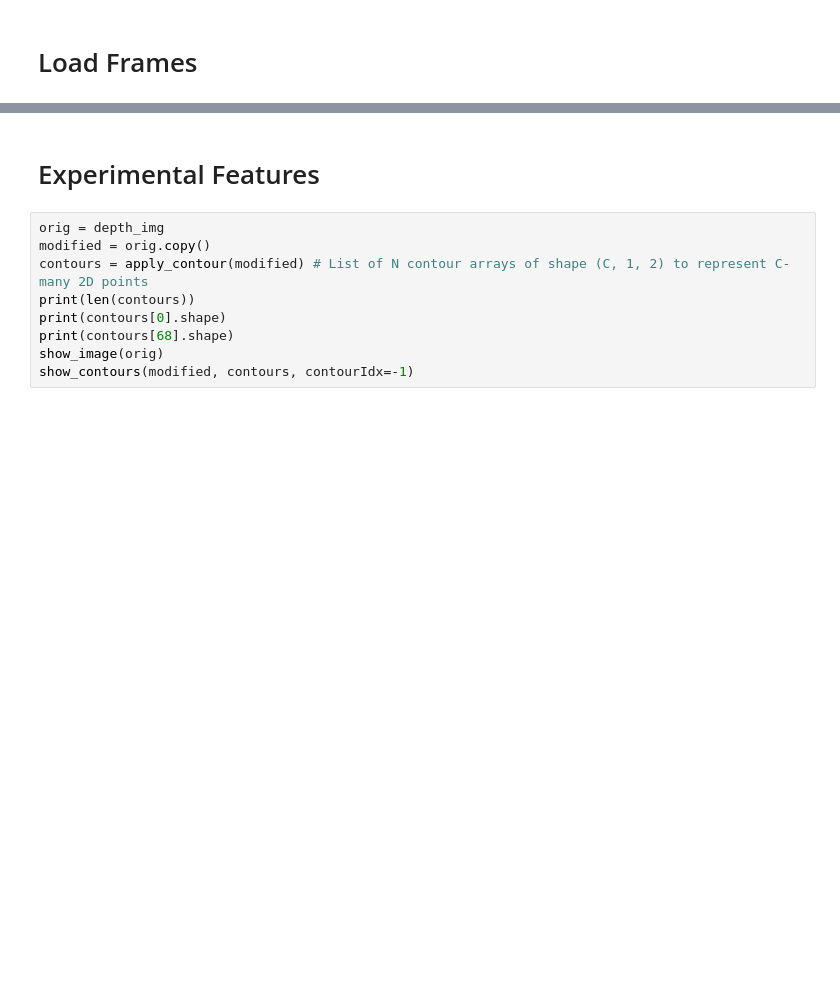
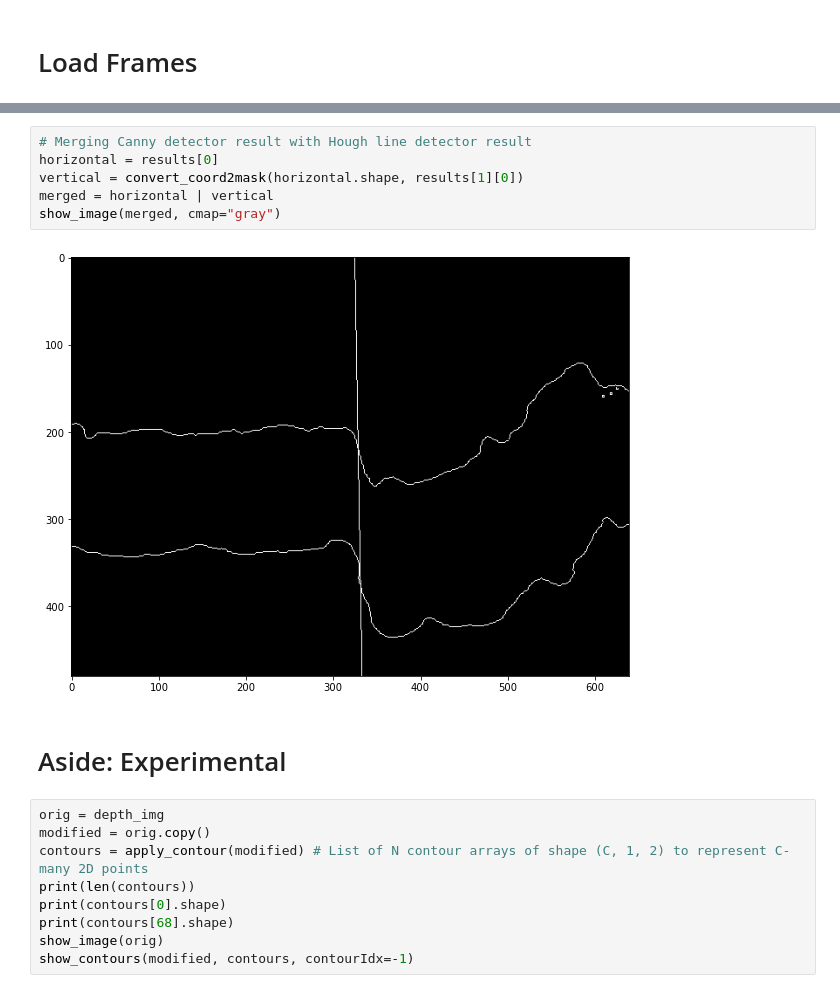
Before and after one commit to free-bit/furrow-edge-detector, a Jupyter notebook: Image Processing & Feature Detection.ipynb, the cells around one changed output, grey strips where cells are left out. Saved outputs shown, nothing was run; the diff lists cells and outputs as text; blank space fills up the shorter version.

```diff
--- a/Image Processing & Feature Detection.ipynb
+++ b/Image Processing & Feature Detection.ipynb
@@ -521,5 +573,13 @@ display(uploader_ui)
+# %%
+# Merging Canny detector result with Hough line detector result
+horizontal = results[0]
+vertical = convert_coord2mask(horizontal.shape, results[1][0])
+merged = horizontal | vertical
+show_image(merged, cmap="gray")
+# %% [output]
+[figure, added]
 # %% [markdown]
-# Experimental Features
+# Aside: Experimental
 # %%
 orig = depth_img
 modified = orig.copy()
```
Also changed, not shown: parts of 23 cells of this notebook.
